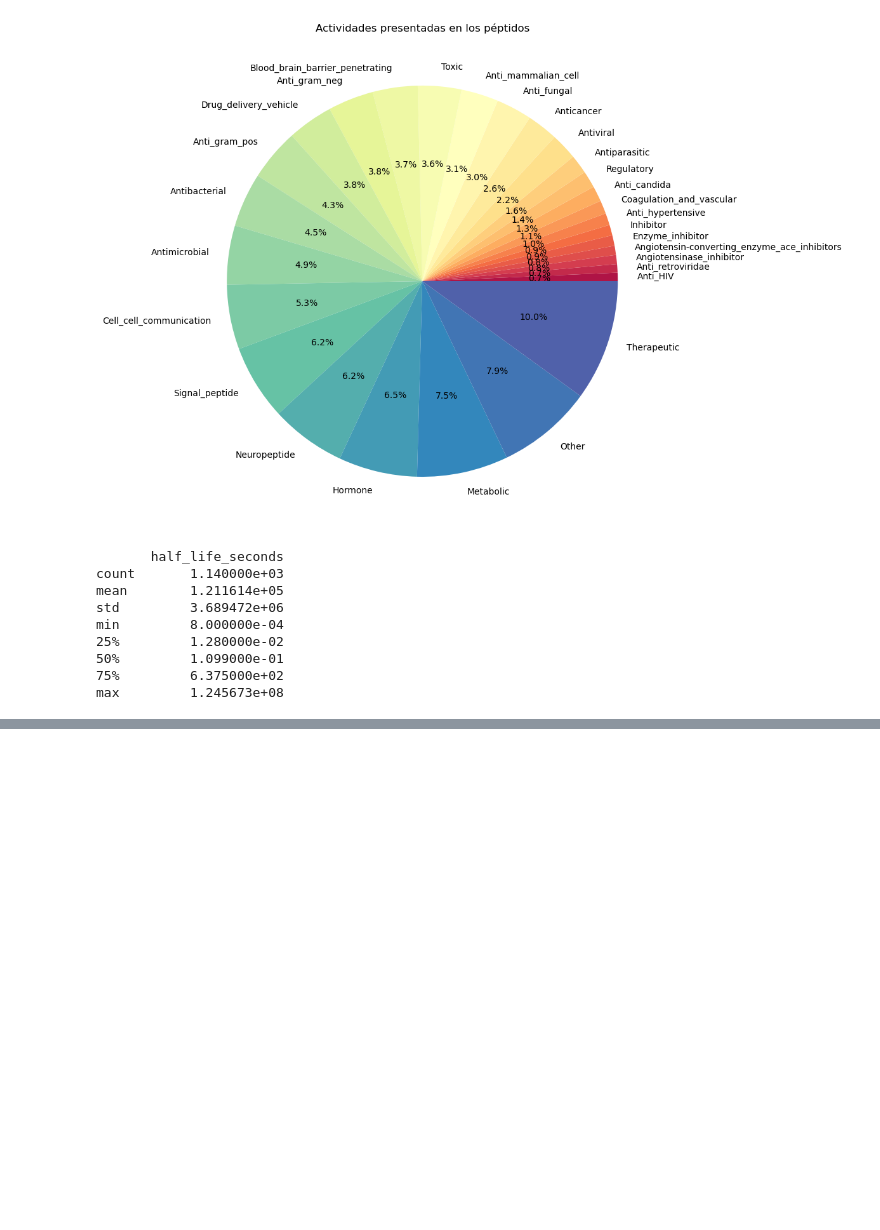
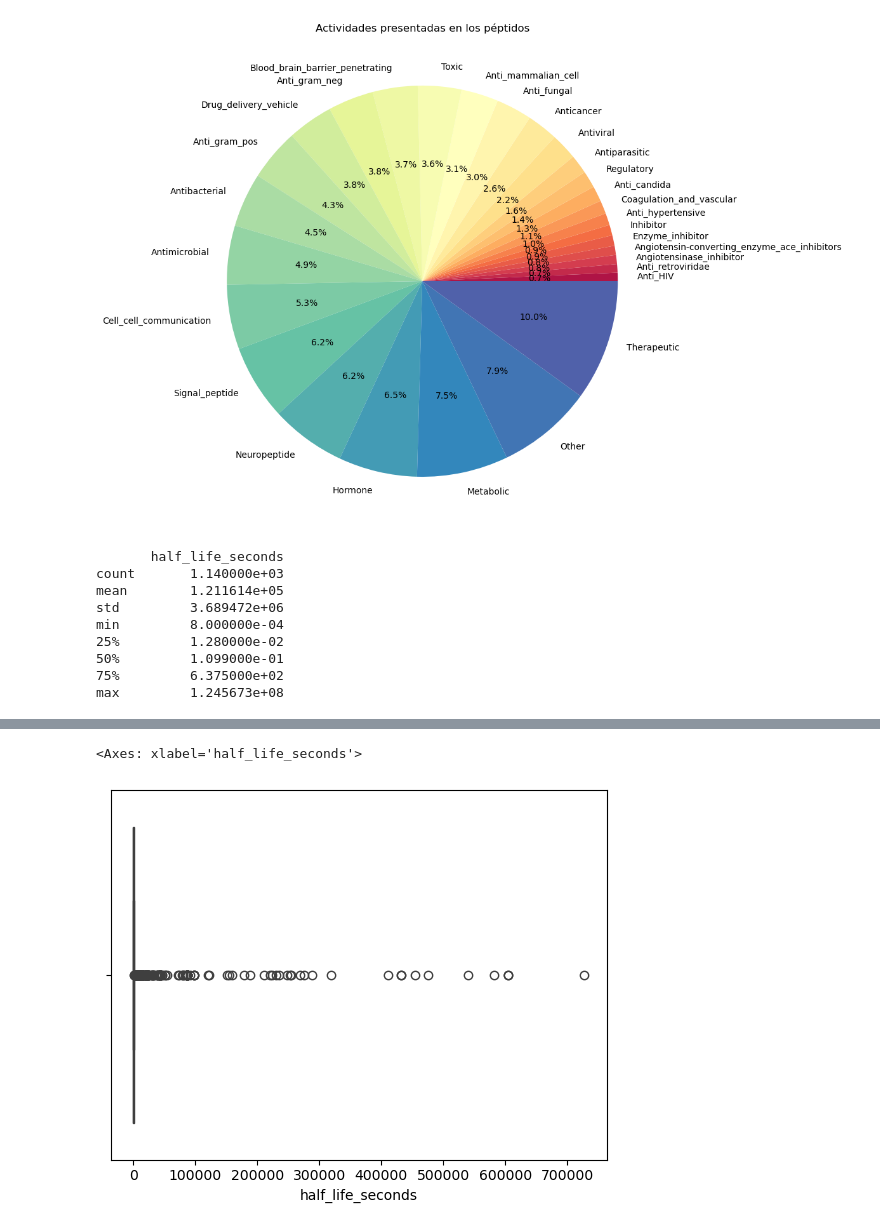
Before and after one commit to Jmartingar/Code, a Jupyter notebook: scripts/analysis.ipynb, the cells around one changed output, grey strips where cells are left out. Drawn from its saved outputs; the diff is of its cells as text; code cells hidden in the pictures; blank space fills up the shorter version.

```diff
--- a/scripts/analysis.ipynb
+++ b/scripts/analysis.ipynb
@@ -267,0 +275,6 @@ max         1.245673e+08
+# %%
+df_data = df_canon_filtered[df_canon_filtered["is_filter"]==True]
+sns.boxplot(x=df_data['half_life_seconds'])
+# %% [output]
+<Axes: xlabel='half_life_seconds'>
+[figure, added]
```
Also changed, not shown: parts of 6 cells of this notebook, 3 other files.
